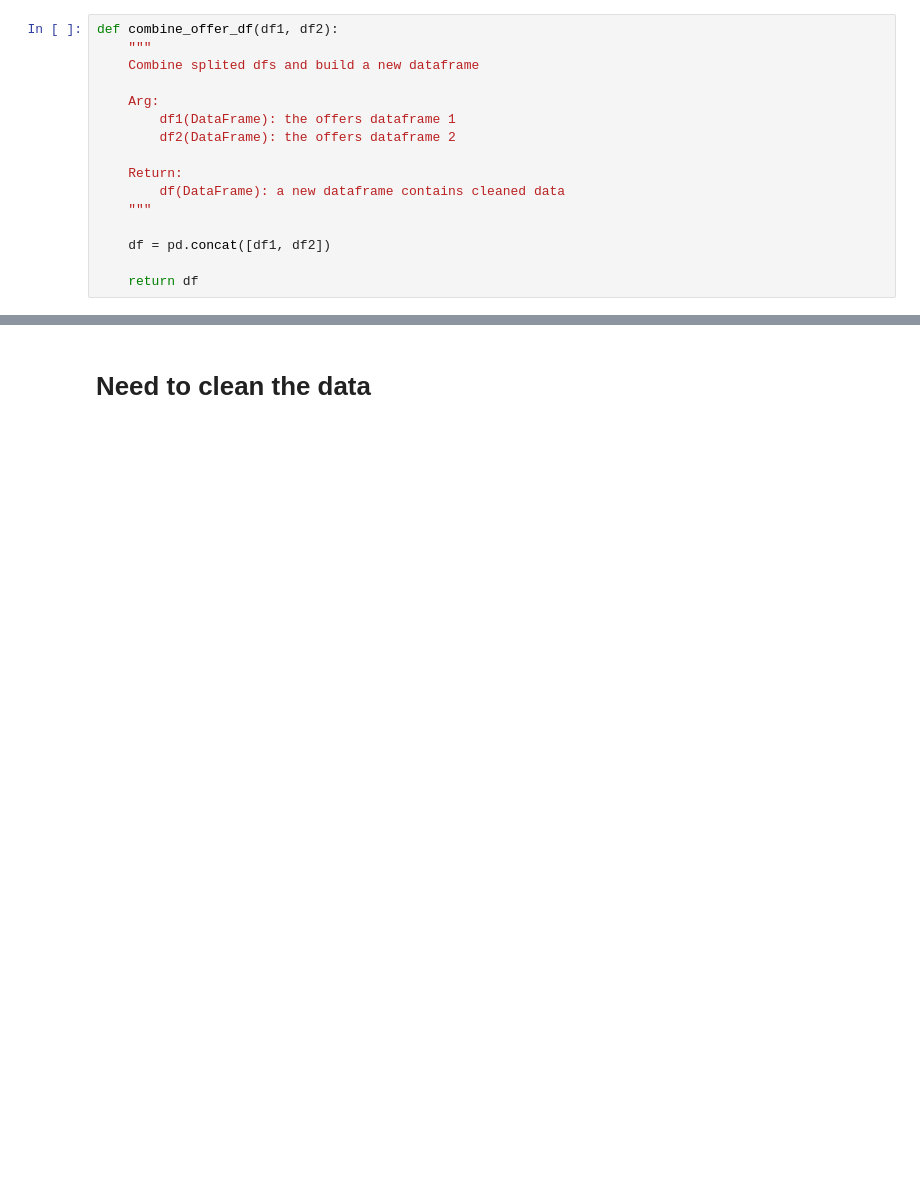
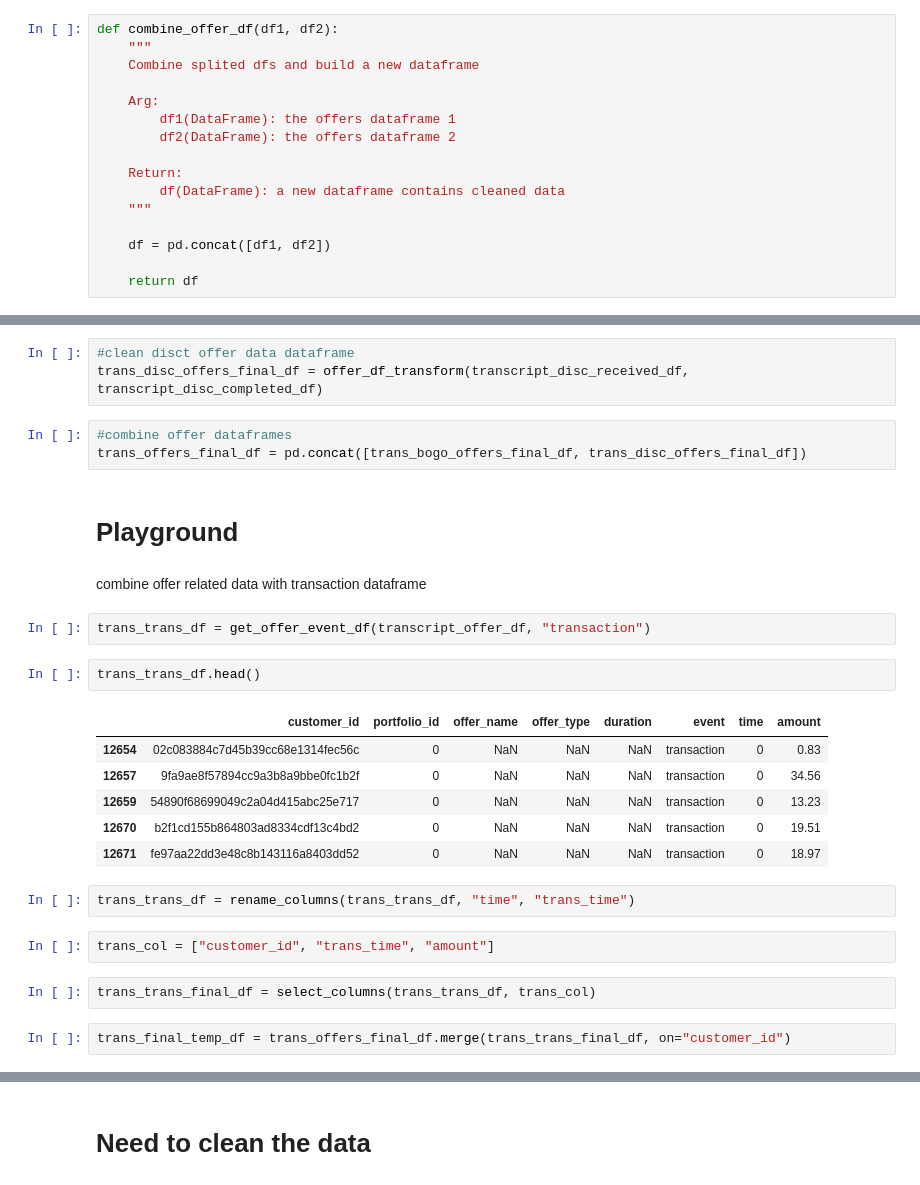
Before and after one commit to Mendy5/Udacity_Project_Capstone, a Jupyter notebook: Starbucks_Capstone_Notebook_v2.ipynb, the cells around one changed output, grey strips where cells are left out. Drawn from its saved outputs; the diff is of its cells as text; blank space fills up the shorter version.

```diff
--- a/Starbucks_Capstone_Notebook_v2.ipynb
+++ b/Starbucks_Capstone_Notebook_v2.ipynb
@@ -1201,0 +1205,29 @@ trans_bogo_offers_final_df[(trans_bogo_offers_final_df["customer_offer_combo"] =
+# %%
+#clean disct offer data dataframe
+trans_disc_offers_final_df = offer_df_transform(transcript_disc_received_df, transcript_disc_completed_df)
+# %%
+#combine offer dataframes
+trans_offers_final_df = pd.concat([trans_bogo_offers_final_df, trans_disc_offers_final_df])
+# %% [markdown]
+# Playground
+# %% [markdown]
+combine offer related data with transaction dataframe
+# %%
+trans_trans_df = get_offer_event_df(transcript_offer_df, "transaction")
+# %%
+trans_trans_df.head()
+# %% [output]
+|  | customer_id | portfolio_id | offer_name | offer_type | duration | event | time | amount |
+| 12654 | 02c083884c7d45b39cc68e1314fec56c | 0 | NaN | NaN | NaN | transaction | 0 | 0.83 |
+| 12657 | 9fa9ae8f57894cc9a3b8a9bbe0fc1b2f | 0 | NaN | NaN | NaN | transaction | 0 | 34.56 |
+| 12659 | 54890f68699049c2a04d415abc25e717 | 0 | NaN | NaN | NaN | transaction | 0 | 13.23 |
+| 12670 | b2f1cd155b864803ad8334cdf13c4bd2 | 0 | NaN | NaN | NaN | transaction | 0 | 19.51 |
+| 12671 | fe97aa22dd3e48c8b143116a8403dd52 | 0 | NaN | NaN | NaN | transaction | 0 | 18.97 |
+# %%
+trans_trans_df = rename_columns(trans_trans_df, "time", "trans_time")
+# %%
+trans_col = ["customer_id", "trans_time", "amount"]
+# %%
+trans_trans_final_df = select_columns(trans_trans_df, trans_col)
+# %%
+trans_final_temp_df = trans_offers_final_df.merge(trans_trans_final_df, on="customer_id")
```
Also changed, not shown: parts of 22 cells of this notebook.
